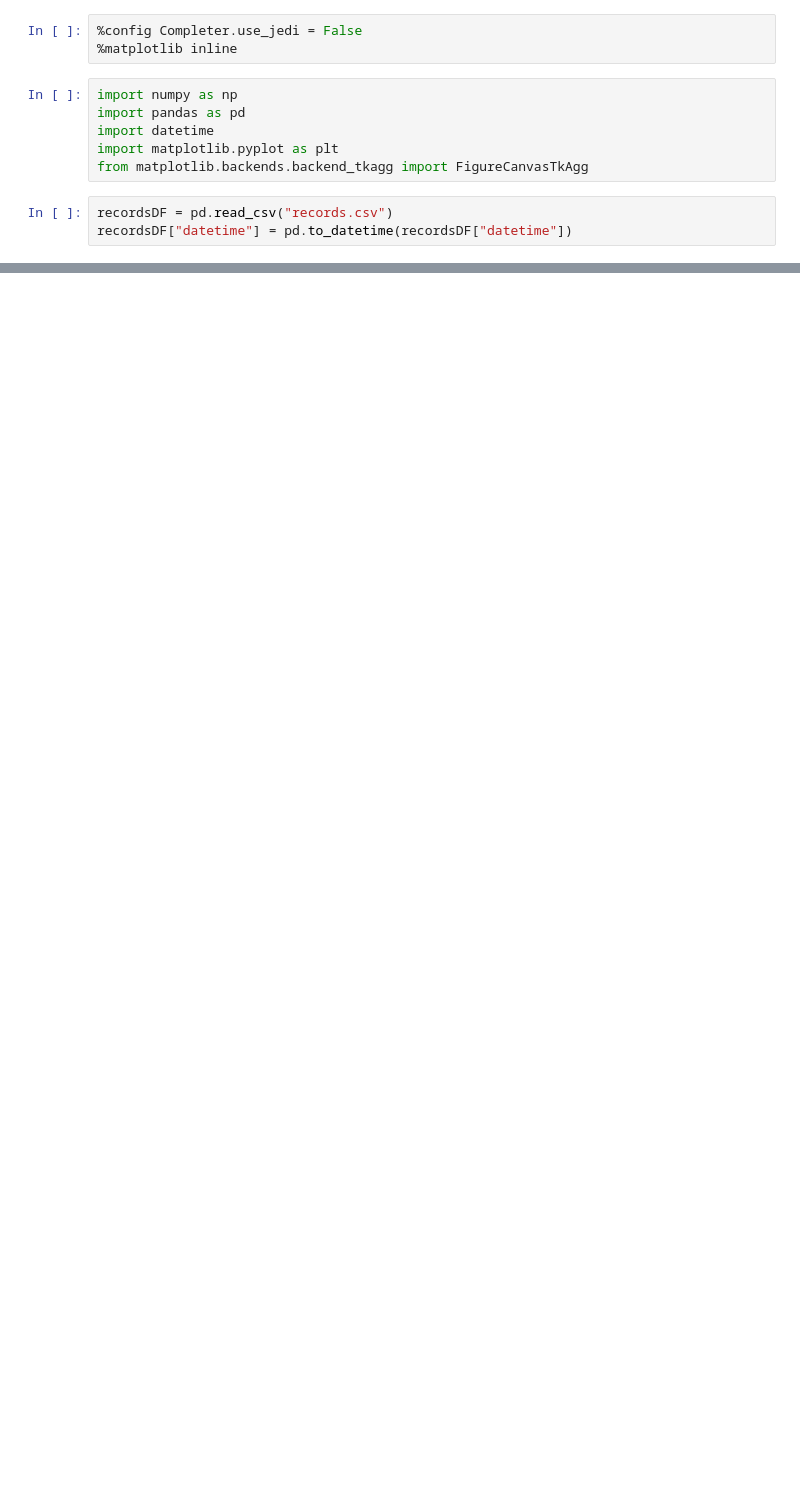
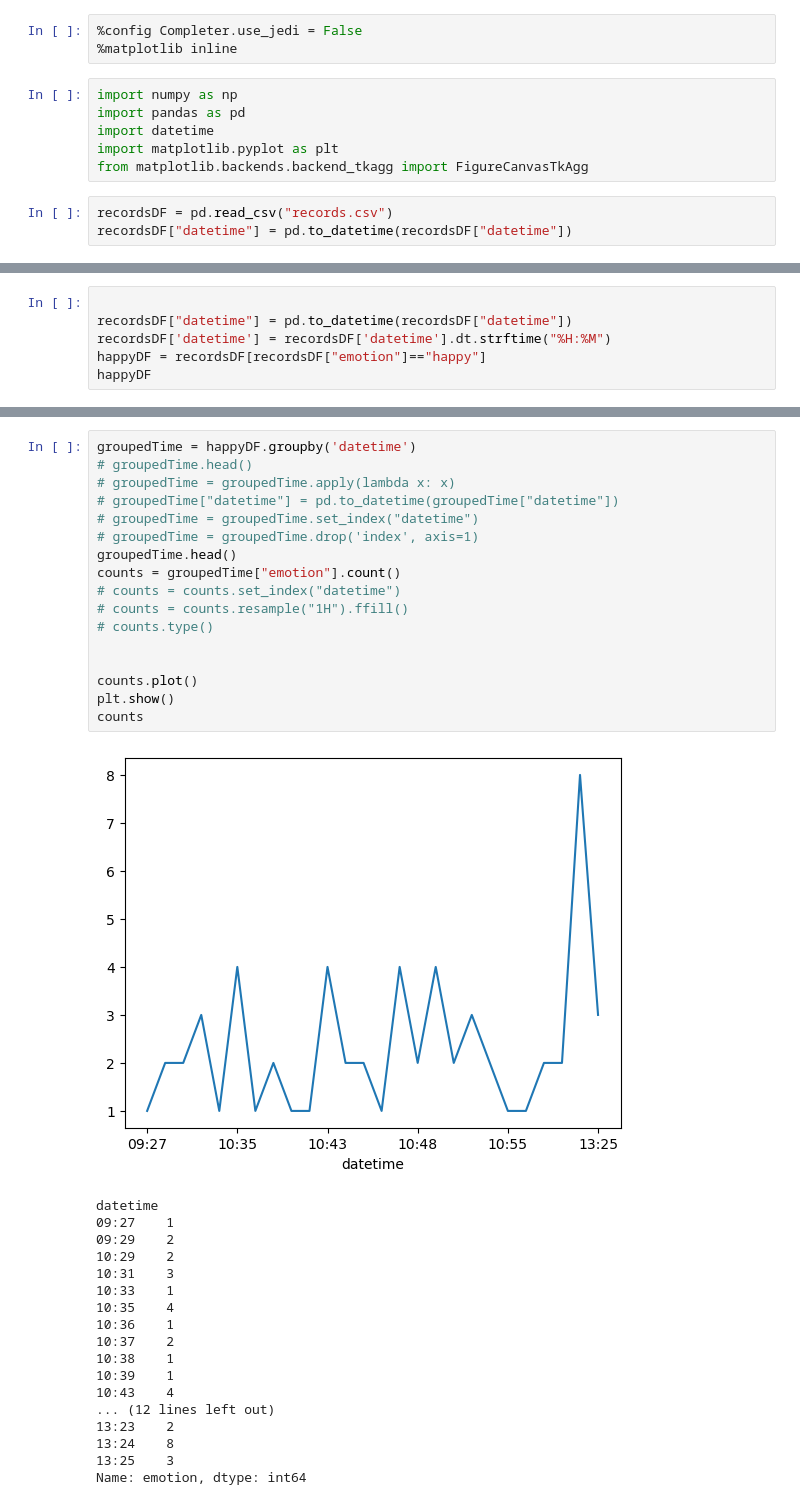
Before and after one commit to dominic-hill1/emotion-recognition-system, a Jupyter notebook: graphing.ipynb, the cells around one changed output, grey strips where cells are left out. Cells and saved outputs as stored; diff of their text form; blank space fills up the shorter version.

```diff
--- a/graphing.ipynb
+++ b/graphing.ipynb
@@ -20,0 +29,6 @@ ax.scatter(recordsDF['datetime'].map(lambda dt: dt.strftime('%H-%m-%S')), record
+# %%
+
+recordsDF["datetime"] = pd.to_datetime(recordsDF["datetime"])
+recordsDF['datetime'] = recordsDF['datetime'].dt.strftime("%H:%M")
+happyDF = recordsDF[recordsDF["emotion"]=="happy"]
+happyDF
@@ -20,0 +49,36 @@ ax.scatter(recordsDF['datetime'].map(lambda dt: dt.strftime('%H-%m-%S')), record
+# %%
+groupedTime = happyDF.groupby('datetime')
+# groupedTime.head()
+# groupedTime = groupedTime.apply(lambda x: x)
+# groupedTime["datetime"] = pd.to_datetime(groupedTime["datetime"])
+# groupedTime = groupedTime.set_index("datetime")
+# groupedTime = groupedTime.drop('index', axis=1)
+groupedTime.head()
+counts = groupedTime["emotion"].count()
+# counts = counts.set_index("datetime")
+# counts = counts.resample("1H").ffill()
+# counts.type()
+
+
+counts.plot()
+plt.show()
+counts
+# %% [output]
+[figure, added]
+datetime
+09:27    1
+09:29    2
+10:29    2
+10:31    3
+10:33    1
+10:35    4
+10:36    1
+10:37    2
+10:38    1
+10:39    1
+10:43    4
+... (12 lines left out)
+13:23    2
+13:24    8
+13:25    3
+Name: emotion, dtype: int64
```
Also changed, not shown: parts of 3 cells of this notebook, 1 other file.
